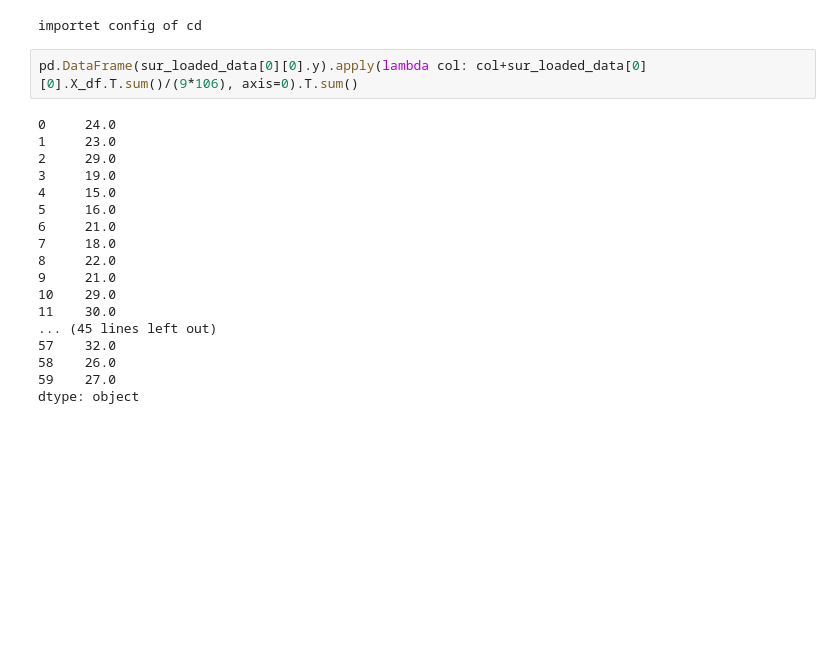
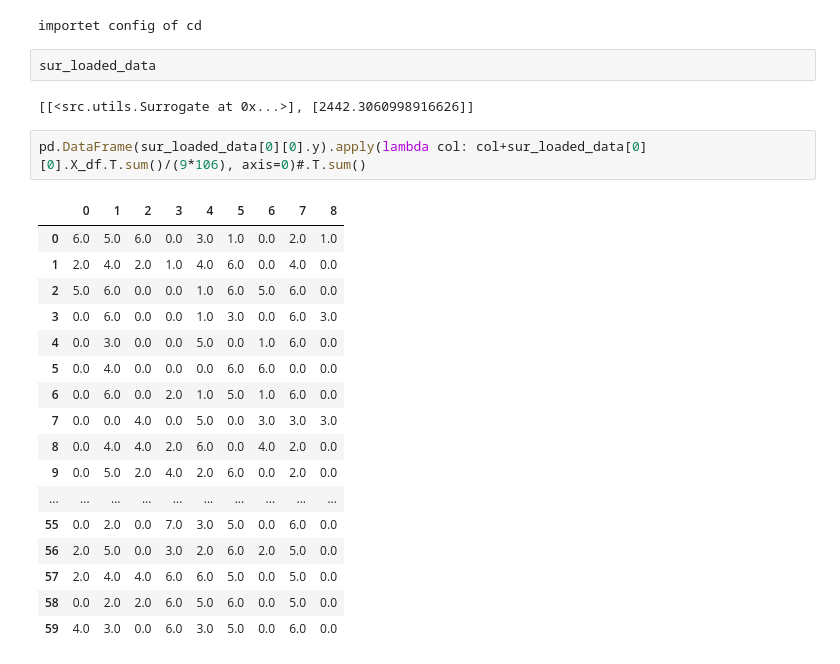
Before and after one commit to Luisenden/qnetsur, a Jupyter notebook: notebooks/testsquence.ipynb, the cells around one changed output. Cells and saved outputs as stored; diff of their text form; blank space fills up the shorter version.

```diff
--- a/notebooks/testsquence.ipynb
+++ b/notebooks/testsquence.ipynb
@@ -88,26 +87,30 @@ with open('../../surdata/Sur_starlight_iter-5_objective-meanopt12-01-2023_16:41.
     sur_loaded_data = pickle.load(file)
 # %% [output]
 importet config of cd
+# %%
+sur_loaded_data
+# %% [output]
+[[<src.utils.Surrogate at 0x...>], [2442.3060998916626]]
 # %%
-pd.DataFrame(sur_loaded_data[0][0].y).apply(lambda col: col+sur_loaded_data[0][0].X_df.T.sum()/(9*106), axis=0).T.sum()
+pd.DataFrame(sur_loaded_data[0][0].y).apply(lambda col: col+sur_loaded_data[0][0].X_df.T.sum()/(9*106), axis=0)#.T.sum()
 # %% [output]
-0     24.0
-1     23.0
-2     29.0
-3     19.0
-4     15.0
-5     16.0
-6     21.0
-7     18.0
-8     22.0
-9     21.0
-10    29.0
-11    30.0
-... (45 lines left out)
-57    32.0
-58    26.0
-59    27.0
-dtype: object
+|  | 0 | 1 | 2 | 3 | 4 | 5 | 6 | 7 | 8 |
+| 0 | 6.0 | 5.0 | 6.0 | 0.0 | 3.0 | 1.0 | 0.0 | 2.0 | 1.0 |
+| 1 | 2.0 | 4.0 | 2.0 | 1.0 | 4.0 | 6.0 | 0.0 | 4.0 | 0.0 |
+| 2 | 5.0 | 6.0 | 0.0 | 0.0 | 1.0 | 6.0 | 5.0 | 6.0 | 0.0 |
+| 3 | 0.0 | 6.0 | 0.0 | 0.0 | 1.0 | 3.0 | 0.0 | 6.0 | 3.0 |
+| 4 | 0.0 | 3.0 | 0.0 | 0.0 | 5.0 | 0.0 | 1.0 | 6.0 | 0.0 |
+| 5 | 0.0 | 4.0 | 0.0 | 0.0 | 0.0 | 6.0 | 6.0 | 0.0 | 0.0 |
+| 6 | 0.0 | 6.0 | 0.0 | 2.0 | 1.0 | 5.0 | 1.0 | 6.0 | 0.0 |
+| 7 | 0.0 | 0.0 | 4.0 | 0.0 | 5.0 | 0.0 | 3.0 | 3.0 | 3.0 |
+| 8 | 0.0 | 4.0 | 4.0 | 2.0 | 6.0 | 0.0 | 4.0 | 2.0 | 0.0 |
+| 9 | 0.0 | 5.0 | 2.0 | 4.0 | 2.0 | 6.0 | 0.0 | 2.0 | 0.0 |
+| ... | ... | ... | ... | ... | ... | ... | ... | ... | ... |
+| 55 | 0.0 | 2.0 | 0.0 | 7.0 | 3.0 | 5.0 | 0.0 | 6.0 | 0.0 |
+| 56 | 2.0 | 5.0 | 0.0 | 3.0 | 2.0 | 6.0 | 2.0 | 5.0 | 0.0 |
+| 57 | 2.0 | 4.0 | 4.0 | 6.0 | 6.0 | 5.0 | 0.0 | 5.0 | 0.0 |
+| 58 | 0.0 | 2.0 | 2.0 | 6.0 | 5.0 | 6.0 | 0.0 | 5.0 | 0.0 |
+| 59 | 4.0 | 3.0 | 0.0 | 6.0 | 3.0 | 5.0 | 0.0 | 6.0 | 0.0 |
 # %%
 sur_loaded_data[0][0].X_df.T.sum()/(9*106)
 # %% [output]
```
Also changed, not shown: parts of 9 cells of this notebook, 9 other files.
